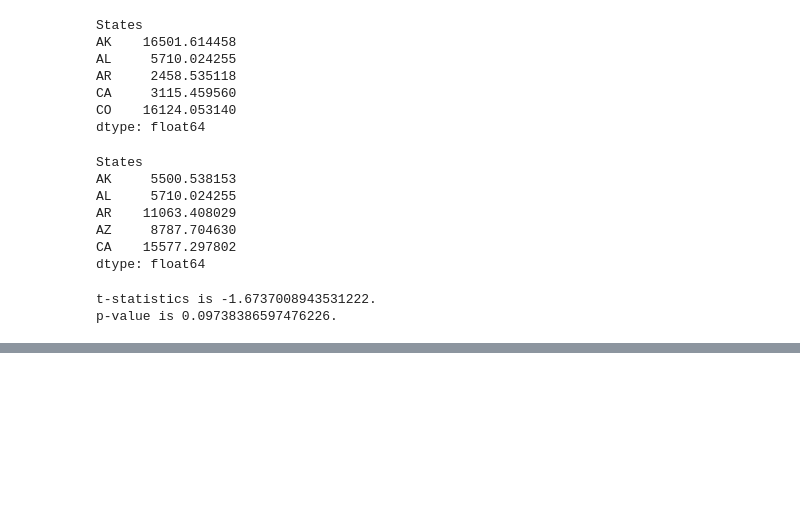
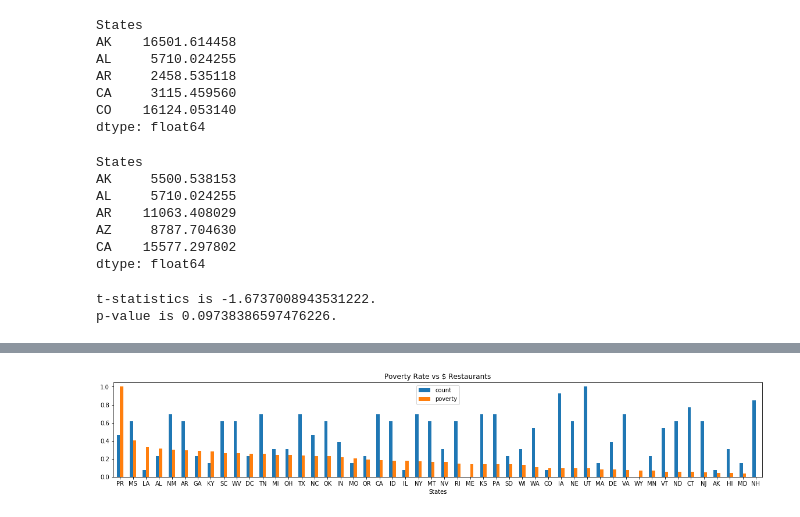
Before and after one commit to Mariajadoon/Demographics-and-Food-Project, a Jupyter notebook: Yelp_API-Maria_Copy.ipynb, the cells around one changed output, grey strips where cells are left out. Saved outputs shown, nothing was run; the diff lists cells and outputs as text; code cells hidden in the pictures; blank space fills up the shorter version.

```diff
--- a/Yelp_API-Maria_Copy.ipynb
+++ b/Yelp_API-Maria_Copy.ipynb
@@ -370,0 +440,7 @@ p-value is 0.09738386597476226.
+# %%
+#by poverty
+df_poverty_two_norm.sort_values("poverty", inplace=True, ascending=False)
+px = df_poverty_two_norm.plot.bar(rot=0, figsize=(20,3), title="Poverty Rate vs $ Restaurants")
+plt.savefig('plotpoverty2.png')
+# %% [output]
+[figure, added]
```
Also changed, not shown: parts of 16 cells of this notebook.
